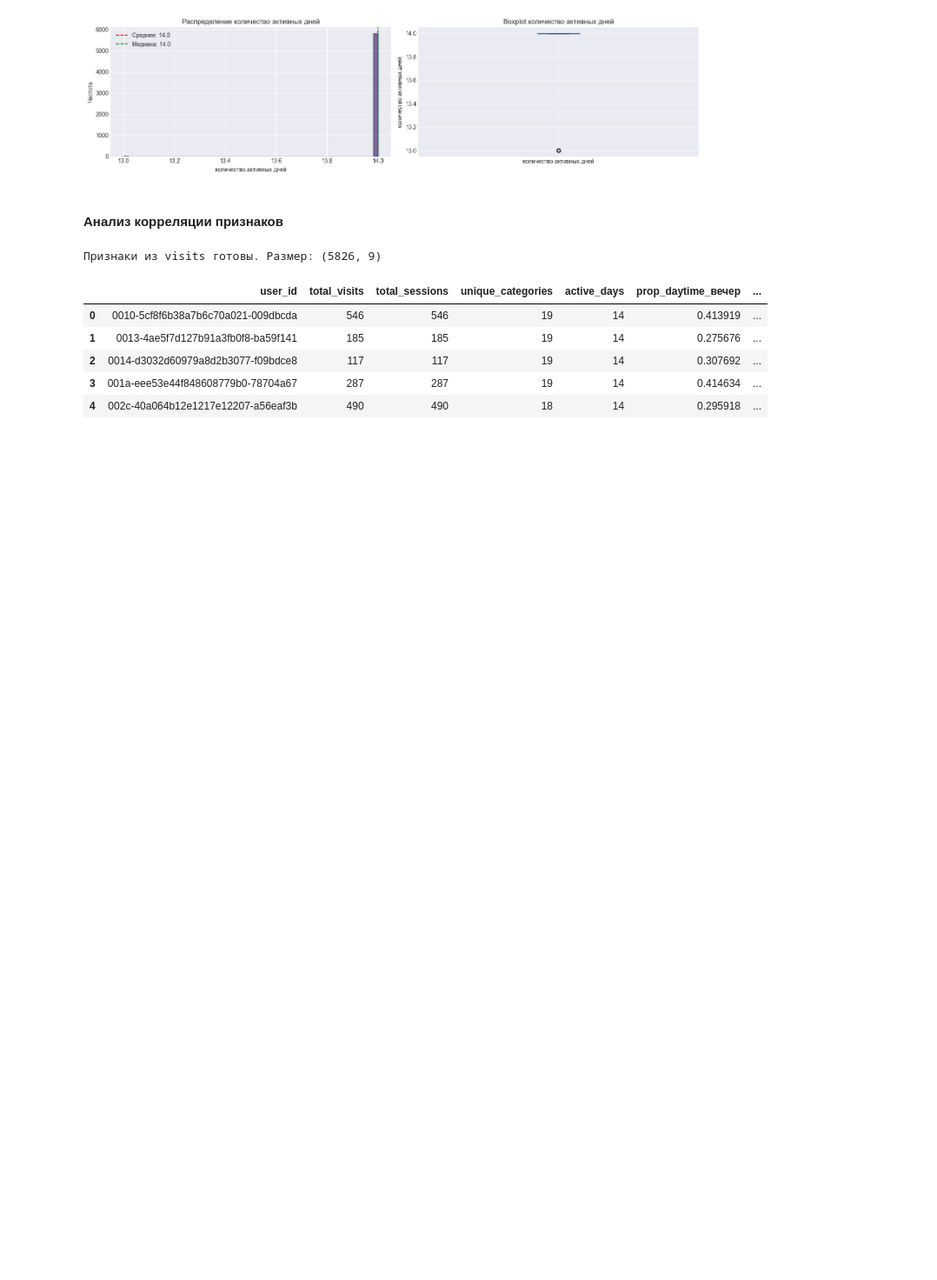
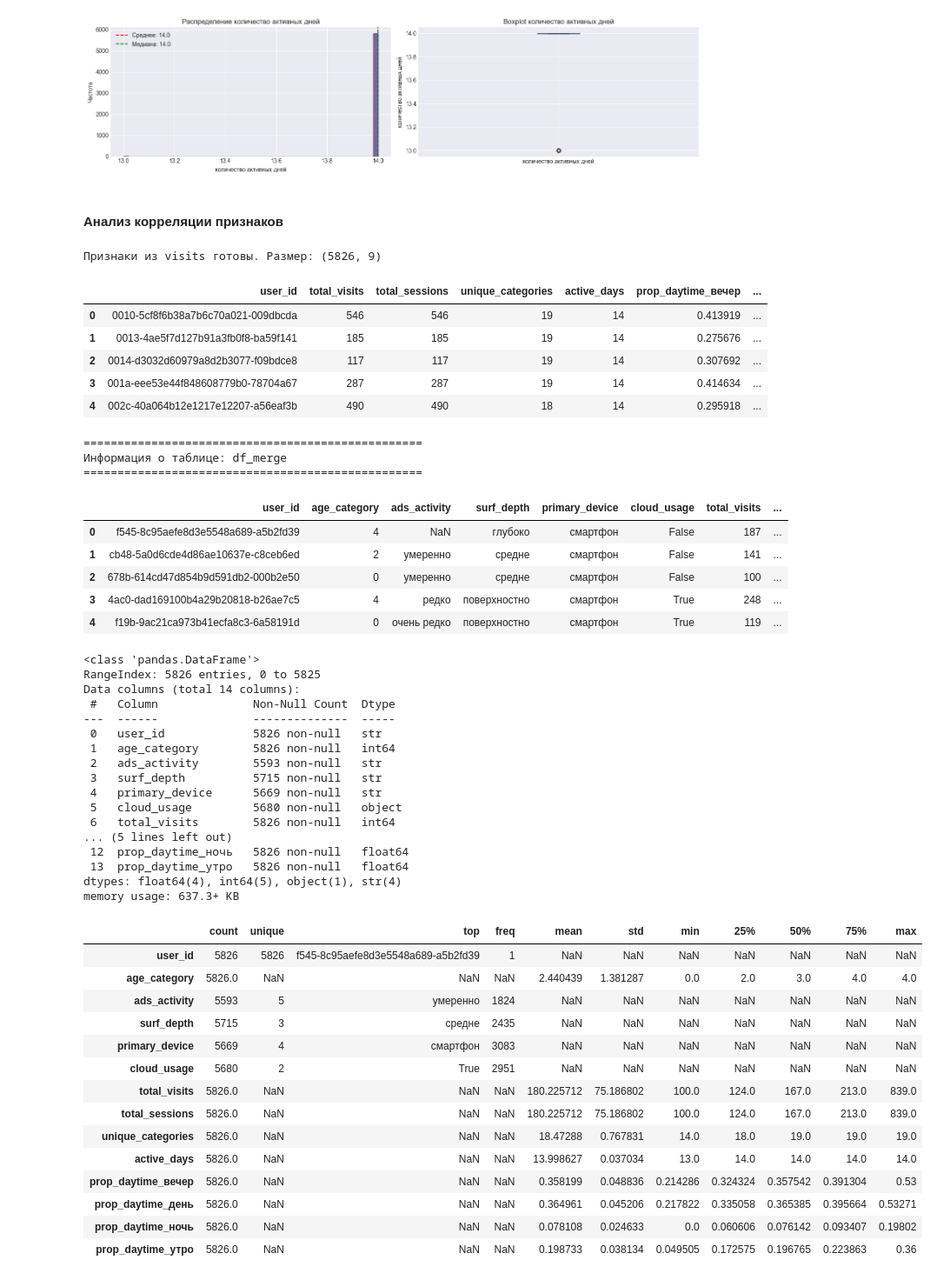
Before and after one commit to MEYakunin/Sprint13_Yeti_Age_Prediction, a Jupyter notebook: Sprint13_Yeti_Age_Prediction.ipynb, the cells around one changed output. Shown at 87% size. Saved outputs shown, nothing was run; the diff lists cells and outputs as text; code cells hidden in the pictures; blank space fills up the shorter version.

```diff
--- a/Sprint13_Yeti_Age_Prediction.ipynb
+++ b/Sprint13_Yeti_Age_Prediction.ipynb
@@ -734,0 +740,45 @@ visits_features.head()
+# %%
+# Выводим общую информацию
+primary_info(df_merge, 'df_merge')
+# %% [output]
+==================================================
+Информация о таблице: df_merge
+==================================================
+|  | user_id | age_category | ads_activity | surf_depth | primary_device | cloud_usage | total_visits | ... |
+| 0 | f545-8c95aefe8d3e5548a689-a5b2fd39 | 4 | NaN | глубоко | смартфон | False | 187 | ... |
+| 1 | cb48-5a0d6cde4d86ae10637e-c8ceb6ed | 2 | умеренно | средне | смартфон | False | 141 | ... |
+| 2 | 678b-614cd47d854b9d591db2-000b2e50 | 0 | умеренно | средне | смартфон | False | 100 | ... |
+| 3 | 4ac0-dad169100b4a29b20818-b26ae7c5 | 4 | редко | поверхностно | смартфон | True | 248 | ... |
+| 4 | f19b-9ac21ca973b41ecfa8c3-6a58191d | 0 | очень редко | поверхностно | смартфон | True | 119 | ... |
+<class 'pandas.DataFrame'>
+RangeIndex: 5826 entries, 0 to 5825
+Data columns (total 14 columns):
+ #   Column              Non-Null Count  Dtype
+---  ------              --------------  -----
+ 0   user_id             5826 non-null   str
+ 1   age_category        5826 non-null   int64
+ 2   ads_activity        5593 non-null   str
+ 3   surf_depth          5715 non-null   str
+ 4   primary_device      5669 non-null   str
+ 5   cloud_usage         5680 non-null   object
+ 6   total_visits        5826 non-null   int64
+... (5 lines left out)
+ 12  prop_daytime_ночь   5826 non-null   float64
+ 13  prop_daytime_утро   5826 non-null   float64
+dtypes: float64(4), int64(5), object(1), str(4)
+memory usage: 637.3+ KB
+|  | count | unique | top | freq | mean | std | min | 25% | 50% | 75% | max |
+| user_id | 5826 | 5826 | f545-8c95aefe8d3e5548a689-a5b2fd39 | 1 | NaN | NaN | NaN | NaN | NaN | NaN | NaN |
+| age_category | 5826.0 | NaN | NaN | NaN | 2.440439 | 1.381287 | 0.0 | 2.0 | 3.0 | 4.0 | 4.0 |
+| ads_activity | 5593 | 5 | умеренно | 1824 | NaN | NaN | NaN | NaN | NaN | NaN | NaN |
+| surf_depth | 5715 | 3 | средне | 2435 | NaN | NaN | NaN | NaN | NaN | NaN | NaN |
+| primary_device | 5669 | 4 | смартфон | 3083 | NaN | NaN | NaN | NaN | NaN | NaN | NaN |
+| cloud_usage | 5680 | 2 | True | 2951 | NaN | NaN | NaN | NaN | NaN | NaN | NaN |
+| total_visits | 5826.0 | NaN | NaN | NaN | 180.225712 | 75.186802 | 100.0 | 124.0 | 167.0 | 213.0 | 839.0 |
+| total_sessions | 5826.0 | NaN | NaN | NaN | 180.225712 | 75.186802 | 100.0 | 124.0 | 167.0 | 213.0 | 839.0 |
+| unique_categories | 5826.0 | NaN | NaN | NaN | 18.47288 | 0.767831 | 14.0 | 18.0 | 19.0 | 19.0 | 19.0 |
+| active_days | 5826.0 | NaN | NaN | NaN | 13.998627 | 0.037034 | 13.0 | 14.0 | 14.0 | 14.0 | 14.0 |
+| prop_daytime_вечер | 5826.0 | NaN | NaN | NaN | 0.358199 | 0.048836 | 0.214286 | 0.324324 | 0.357542 | 0.391304 | 0.53 |
+| prop_daytime_день | 5826.0 | NaN | NaN | NaN | 0.364961 | 0.045206 | 0.217822 | 0.335058 | 0.365385 | 0.395664 | 0.53271 |
+| prop_daytime_ночь | 5826.0 | NaN | NaN | NaN | 0.078108 | 0.024633 | 0.0 | 0.060606 | 0.076142 | 0.093407 | 0.19802 |
+| prop_daytime_утро | 5826.0 | NaN | NaN | NaN | 0.198733 | 0.038134 | 0.049505 | 0.172575 | 0.196765 | 0.223863 | 0.36 |
```
Also changed, not shown: parts of 22 cells of this notebook.
